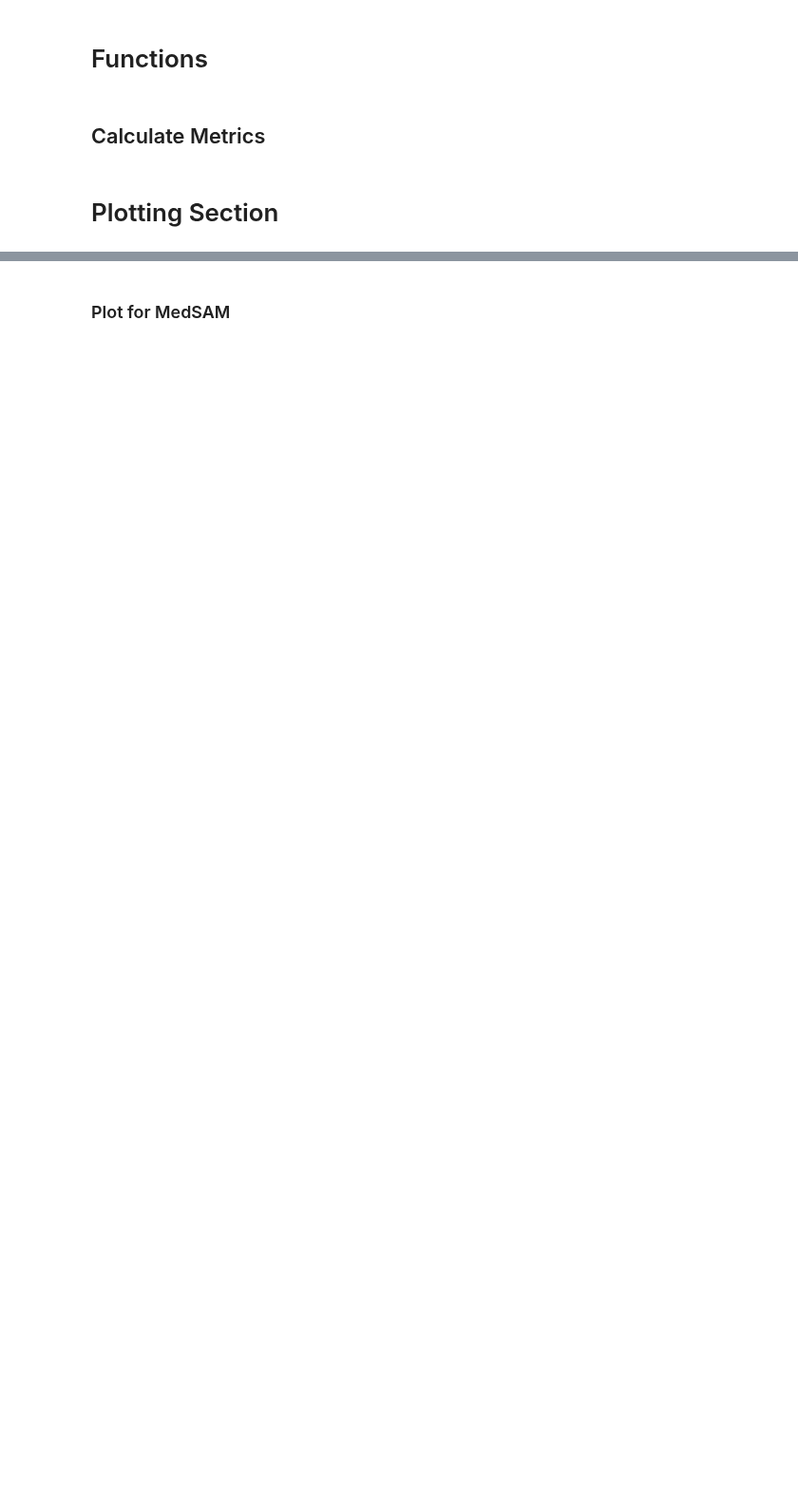
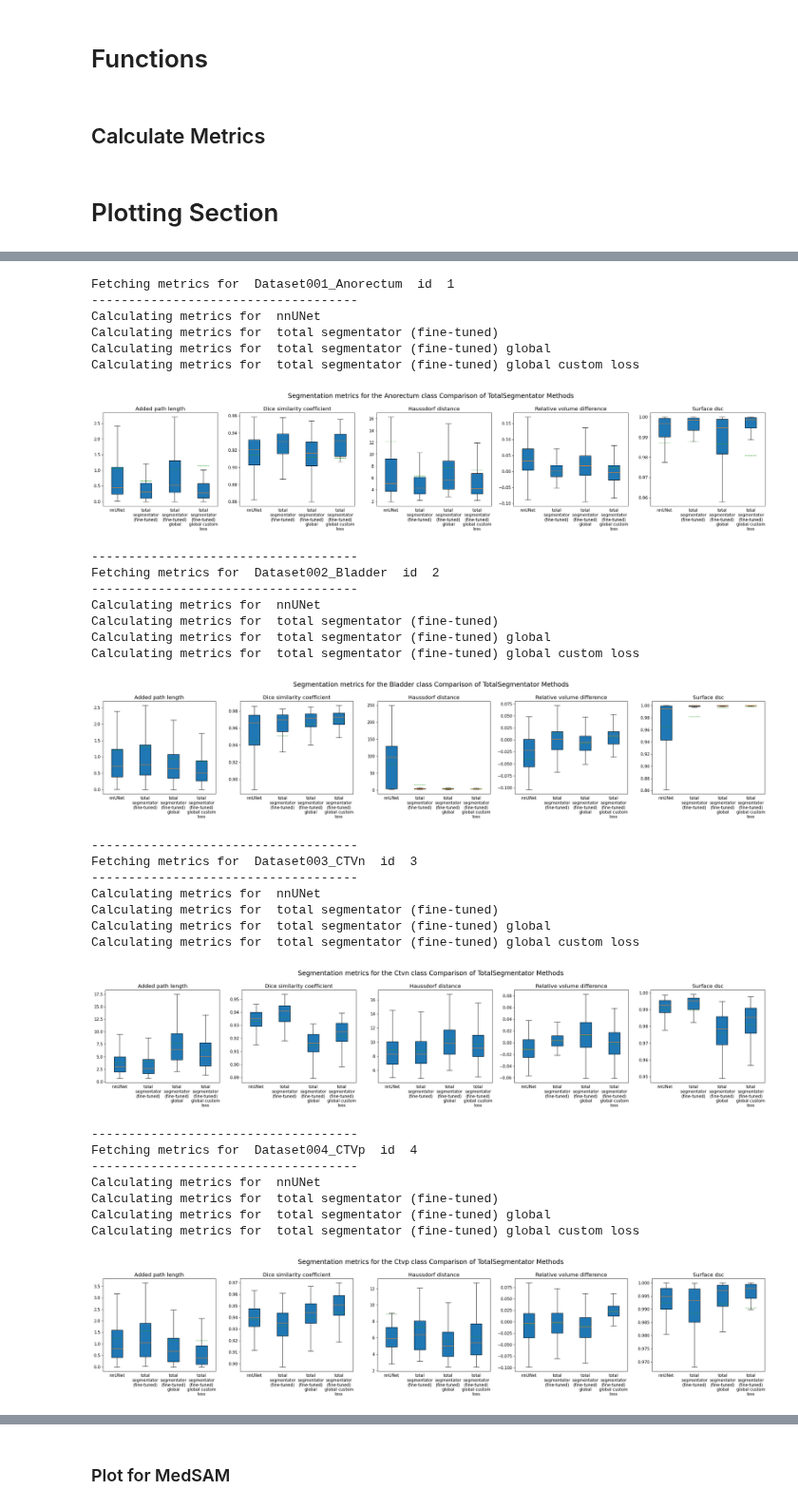
Before and after one commit to avzh1/radiotherapy, a Jupyter notebook: research/source/code/data/4_performance.ipynb, the cells around one changed output, grey strips where cells are left out. Shown at 95% size. Cells and saved outputs as stored; diff of their text form; code cells hidden in the pictures; blank space fills up the shorter version.

Commit message:
totalsegmentator comparison

```diff
--- a/research/source/code/data/4_performance.ipynb
+++ b/research/source/code/data/4_performance.ipynb
@@ -321,6 +321,10 @@ def plot_metrics(metrics_dictionary: dict, organ_class: str, separate: bool = Fa
     latex_table_aggregator[organ_class] = {}
 
     def get_stats_and_plot_table(metric_result, ax, model_type, metric_type, plot_table):
+
+        # Quartile adjusted metric results
+        quartile_adjusted_metric_result =
+
         # Fetch statistics
         mean = [np.mean(result) for result in metric_result]
         std = [np.std(result) for result in metric_result]
@@ -647,0 +654,56 @@ table = False
+# %%
+for c in [
+             os.environ.get('Anorectum'),
+             os.environ.get('Bladder'),
+             os.environ.get('CTVn'),
+             os.environ.get('CTVp'),
+             os.environ.get('Parametrium'),
+             os.environ.get('Uterus'),
+             os.environ.get('Vagina'),
+             ]:
+    id = int(c.split('_')[0][len('Dataset'):])
+    gt_path = os.path.join(os.environ.get('nnUNet_raw'), c, os.environ.get('data_trainingLabels'))
+
+    prediction = {
+        'nnUNet': os.path.join(os.environ.get('nnUNet_inference'), c, 'nnUNetTrainer_500epochs__nnUNetResEncUNetLPlans__3d_fullres'),
+        'total segmentator (fine-tuned)': os.path.join(os.environ.get('TotalSegmentator_inference'), c, 'nnUNetTrainer_250epochs__totseg_nnUNetPlans__3d_fullres'),
+        'total segmentator (fine-tuned) global': os.path.join(os.environ.get('TotalSegmentator_inference'), os.environ.get('TotalBinary'), 'nnUNetTrainer_500epochs__totseg_nnUNetPlans__3d_fullres'),
+        'total segmentator (fine-tuned) global custom loss': os.path.join(os.environ.get('TotalSegmentator_inference'), os.environ.get('TotalBinary'), 'nnUNetTrainerCervical_500epochs__totseg_nnUNetPlans__3d_fullres'),
+    }
+    print('Fetching metrics for ', c, ' id ', id)
+    print('------------------------------------')
+    metrics = calculate_metrics(gt_path, prediction, id - 1)
+    plot_metrics(metrics, c, save=True, separate=separate, table=False, showfliers=False, additional_title_context='Comparison of TotalSegmentator Methods')
+    print('------------------------------------')
+# %% [output]
+Fetching metrics for  Dataset001_Anorectum  id  1
+------------------------------------
+Calculating metrics for  nnUNet
+Calculating metrics for  total segmentator (fine-tuned)
+Calculating metrics for  total segmentator (fine-tuned) global
+Calculating metrics for  total segmentator (fine-tuned) global custom loss
+[figure, added]
+------------------------------------
+Fetching metrics for  Dataset002_Bladder  id  2
+------------------------------------
+Calculating metrics for  nnUNet
+Calculating metrics for  total segmentator (fine-tuned)
+Calculating metrics for  total segmentator (fine-tuned) global
+Calculating metrics for  total segmentator (fine-tuned) global custom loss
+[figure, added]
+------------------------------------
+Fetching metrics for  Dataset003_CTVn  id  3
+------------------------------------
+Calculating metrics for  nnUNet
+Calculating metrics for  total segmentator (fine-tuned)
+Calculating metrics for  total segmentator (fine-tuned) global
+Calculating metrics for  total segmentator (fine-tuned) global custom loss
+[figure, added]
+------------------------------------
+Fetching metrics for  Dataset004_CTVp  id  4
+------------------------------------
+Calculating metrics for  nnUNet
+Calculating metrics for  total segmentator (fine-tuned)
+Calculating metrics for  total segmentator (fine-tuned) global
+Calculating metrics for  total segmentator (fine-tuned) global custom loss
+[figure, added]
```
Also changed, not shown: parts of 6 cells of this notebook, 9 other files.
